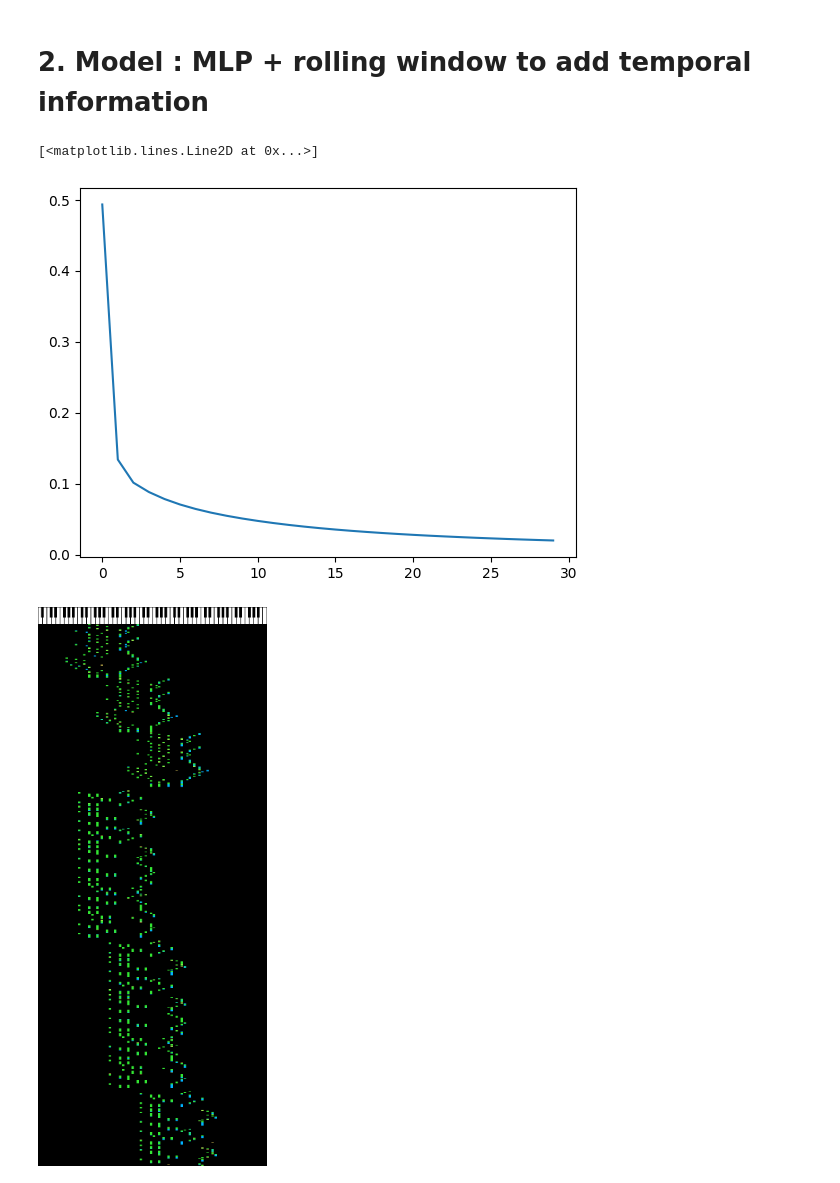
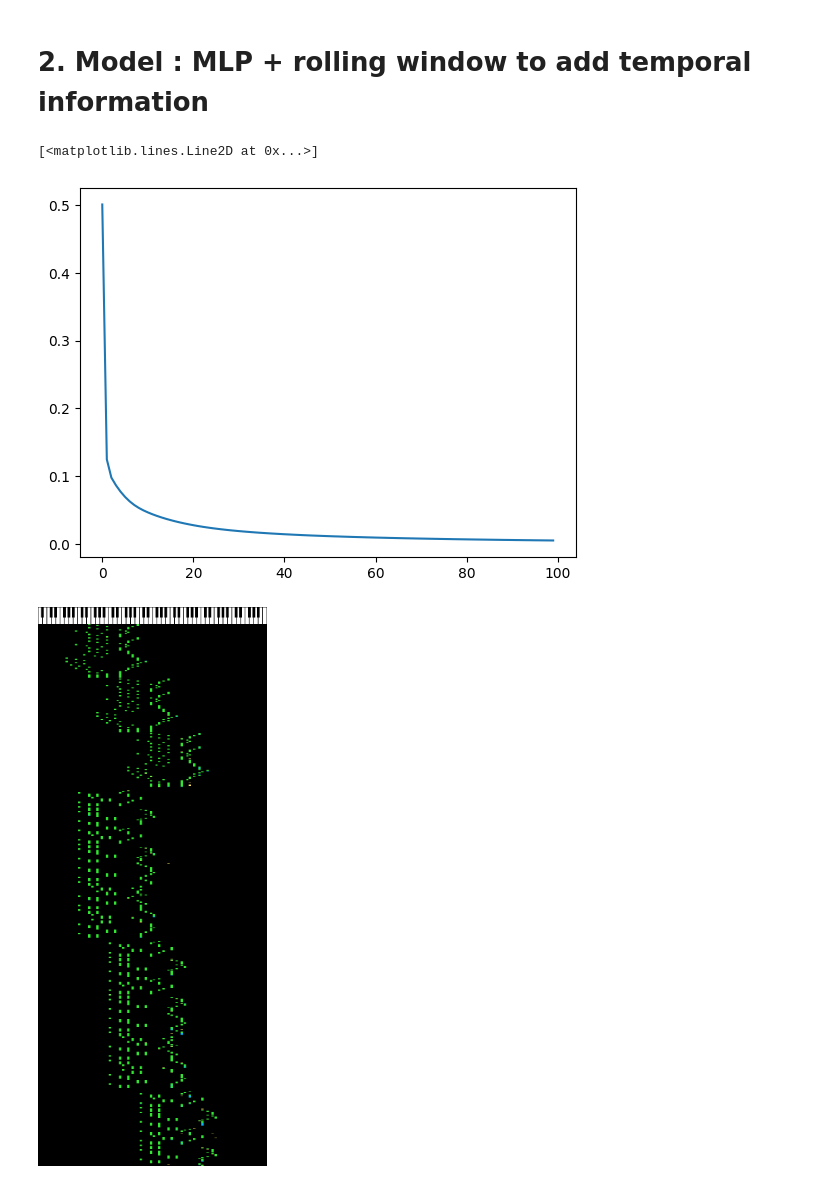
Before and after one commit to Damien-Bouet/Piano-Transcription-mp3-to-midi, a Jupyter notebook: notebooks/1_train_MLP.ipynb, the cells around one changed output. Saved outputs shown, nothing was run; the diff lists cells and outputs as text; code cells hidden in the pictures.

```diff
--- a/notebooks/1_train_MLP.ipynb
+++ b/notebooks/1_train_MLP.ipynb
@@ -189,7 +192,7 @@ def train(X, y, roll_depth=2):
     X = torch.Tensor(roll(X, roll_depth))
     y = torch.Tensor(y)
 
-    num_epochs = 30
+    num_epochs = 100
     batch_size = 64
 
     # Model, loss, optimizer, and learning rate scheduler
@@ -228,43 +231,43 @@ def train(X, y, roll_depth=2):
             # Calculate loss
             loss = criterion(outputs, targets)
 
             # Backward pass and optimization
             loss.backward()
             optimizer.step()
 
             running_loss += loss.item()
             predicted = (outputs > 0.5).float()  # Convert sigmoid output to binary (0 or 1)
             correct += (predicted == targets).sum().item()
             total += targets.size(0)
 
 
         epoch_loss = running_loss / (len(X) // batch_size)
         accuracy = correct / total
 
         lr = optimizer.param_groups[0]['lr']
         pbar.set_postfix(loss=epoch_loss, accuracy=accuracy, lr=lr)
 
         losses.append(epoch_loss)
         accuracies.append(accuracy)
         lrs.append(lr)
 
     return model, losses, accuracies, lrs
 # Optionally, you can save the model after training
 
 model, losses, accuracies, lrs = train(X_train, y_train, roll_depth=2)
 plt.plot(losses)
 # %% [output]
 [<matplotlib.lines.Line2D at 0x...>]
-[figure, old version]
+[figure, new version]
 # %%
 from scr.display import midis_comparison
 midis_comparison(
-    y_train, model.predict(X_train).detach().numpy()>0.5,
+    y_train, model.predict(X_train).detach().numpy()>0.4,
     target_color=(0, 0.7, 1), preds_color=(1, 0.9, 0.4), correct_color=(0.2, 0.9, 0.2),
     duration=200,
 )
 # %% [output]
-[figure, old version]
+[figure, new version]
 # %%
 preds = (model.predict(X_test).detach().numpy()>0.5).astype(int)
 
```
Also changed, not shown: parts of 6 cells of this notebook, 3 other files.
